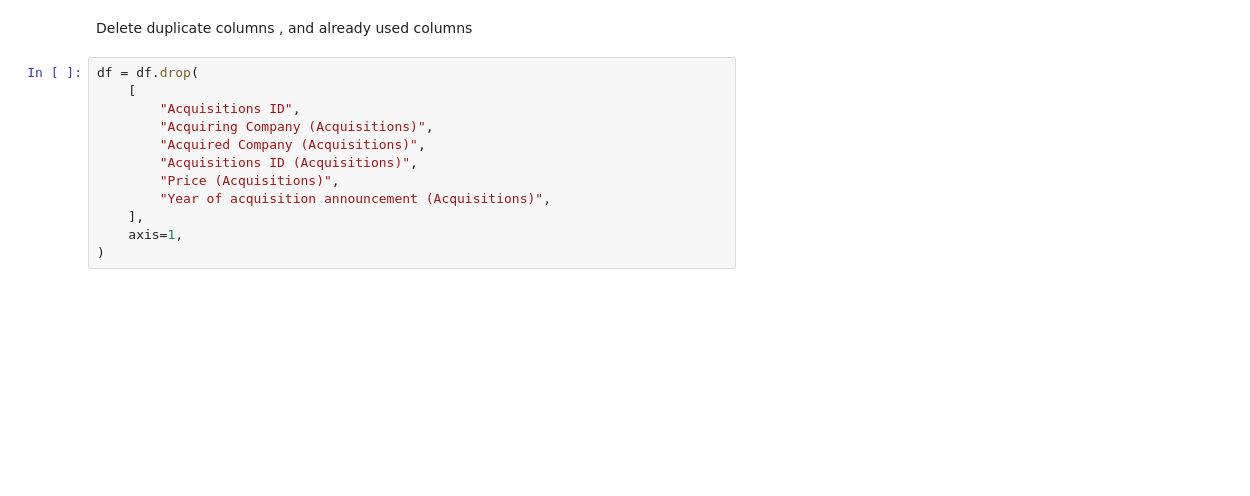
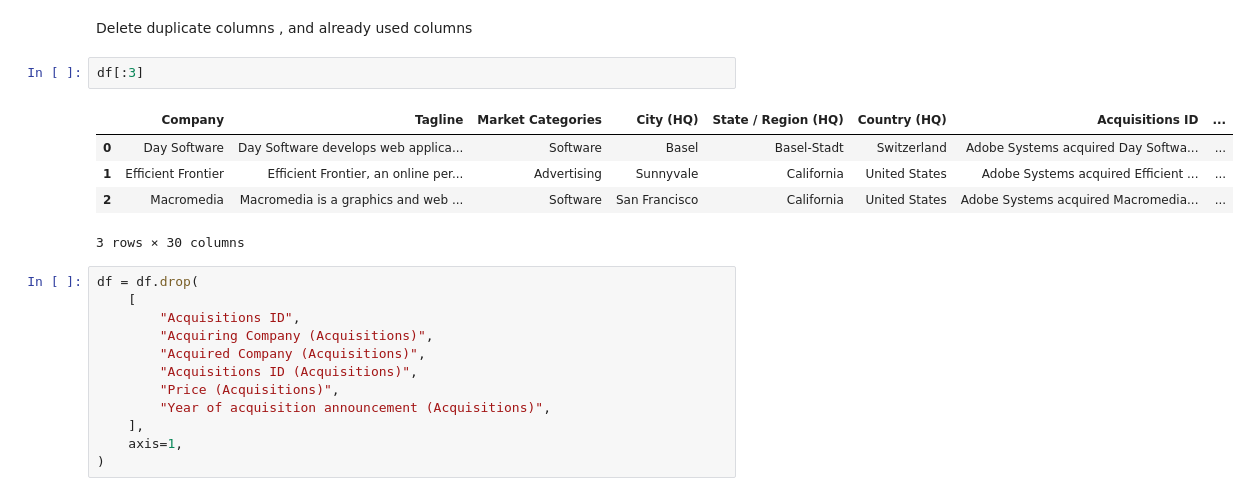
Before and after one commit to Omar-Elhakim/TechCompaniesPricePrediction, a Jupyter notebook: main.ipynb, the cells around one changed output. Saved outputs shown, nothing was run; the diff lists cells and outputs as text; blank space fills up the shorter version.

```diff
--- a/main.ipynb
+++ b/main.ipynb
@@ -498,6 +498,14 @@ for i, row1 in df.iterrows():
                 df.at[i, col] = row2[col]
 # %% [markdown]
 Delete duplicate columns , and already used columns
+# %%
+df[:3]
+# %% [output]
+|  | Company | Tagline | Market Categories | City (HQ) | State / Region (HQ) | Country (HQ) | Acquisitions ID | ... |
+| 0 | Day Software | Day Software develops web applica... | Software | Basel | Basel-Stadt | Switzerland | Adobe Systems acquired Day Softwa... | ... |
+| 1 | Efficient Frontier | Efficient Frontier, an online per... | Advertising | Sunnyvale | California | United States | Adobe Systems acquired Efficient ... | ... |
+| 2 | Macromedia | Macromedia is a graphics and web ... | Software | San Francisco | California | United States | Adobe Systems acquired Macromedia... | ... |
+3 rows × 30 columns
 # %%
 df = df.drop(
     [
```
Also changed, not shown: parts of 23 cells of this notebook.
